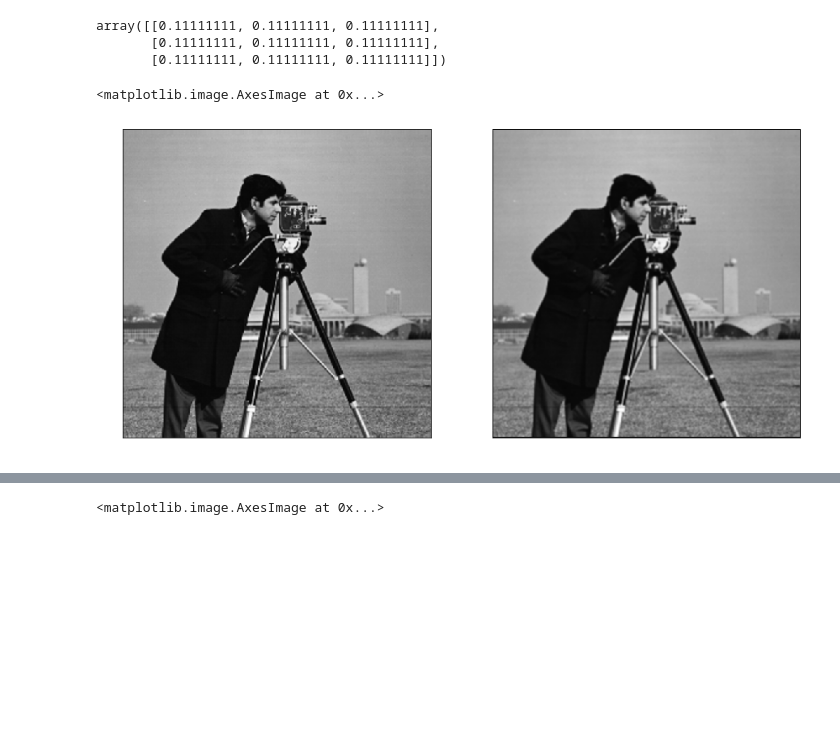
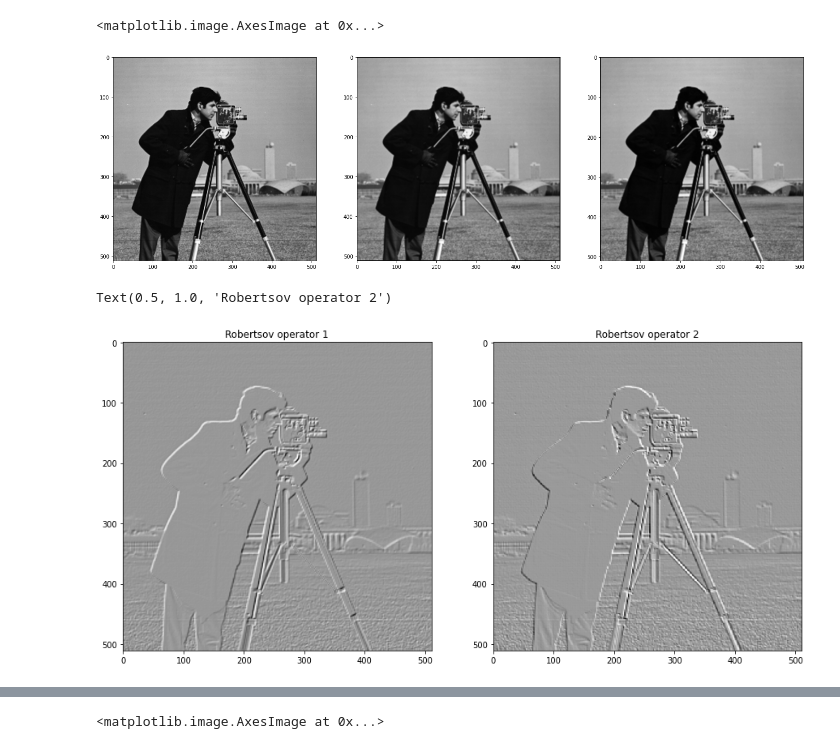
Before and after one commit to stanislav215/computer_vision, a Jupyter notebook: lab5/5. Konvolúcia .ipynb, the cells around one changed output, grey strips where cells are left out. Saved outputs shown, nothing was run; the diff lists cells and outputs as text; code cells hidden in the pictures; blank space fills up the shorter version.

```diff
--- a/lab5/5. Konvolúcia .ipynb
+++ b/lab5/5. Konvolúcia .ipynb
@@ -5,36 +5,29 @@ from skimage import data, exposure, transform
 from scipy import signal
 
 from IPython.display import display
-# %%
-plt.rcParams['text.color'] = 'w'
-plt.rcParams['xtick.color'] = 'w'
-plt.rcParams['ytick.color'] = 'w'
-plt.rcParams['axes.labelcolor'] = 'w'
 # %%
 mask = np.ones((3, 3))
 mask = mask * (1/mask.size)
-display(mask)
 
 orig_img = data.camera()
 conv_img = np.zeros(shape=orig_img.shape)
 
 mask_shape = mask.shape
 orig_img_shape = orig_img.shape
-# %% [output]
-array([[0.11111111, 0.11111111, 0.11111111],
-       [0.11111111, 0.11111111, 0.11111111],
-       [0.11111111, 0.11111111, 0.11111111]])
 # %%
 for i  in range(0, orig_img_shape[0] - mask_shape[0]+1):
     for j in range(0, orig_img_shape[1] - mask_shape[1]+1):
         mask_img_mult = orig_img[i:i+mask_shape[0],j:j+mask_shape[1]] * mask
         conv_img[i + 1 , j + 1] = np.sum(mask_img_mult)
 # %%
-plt.figure(figsize=(15,10))
-plt.subplot(121)
+plt.figure(figsize=(24,10))
+plt.subplot(131)
 plt.imshow(orig_img,cmap='gray')
-plt.subplot(122)
+plt.subplot(132)
 plt.imshow(conv_img.astype(dtype=np.uint8),cmap='gray')
+plt.subplot(133)
+im = signal.convolve2d(orig_img,mask,mode='valid')
+plt.imshow(im,cmap='gray')
 # %% [output]
 <matplotlib.image.AxesImage at 0x...>
-[figure, old version]
+[figure, new version]
@@ -40,0 +73,22 @@ plt.imshow(conv_img.astype(dtype=np.uint8),cmap='gray')
+# %%
+rob_mask1 = np.array([
+    [1,0],
+    [0,-1]
+])
+rob_mask2 = np.array([
+    [0,1],
+    [-1,0]
+])
+
+rob1 = signal.convolve2d(orig_img,rob_mask1,mode='valid')
+rob2 = signal.convolve2d(orig_img,rob_mask2,mode='valid')
+plt.figure(figsize=(15,10))
+ax1 = plt.subplot(121)
+ax1.imshow(rob1,cmap='Greys')
+ax1.set_title("Robertsov operator 1")
+ax2 = plt.subplot(122)
+ax2.imshow(rob2,cmap='Greys')
+ax2.set_title("Robertsov operator 2")
+# %% [output]
+Text(0.5, 1.0, 'Robertsov operator 2')
+[figure, added]
```
Also changed, not shown: parts of 10 cells of this notebook.
